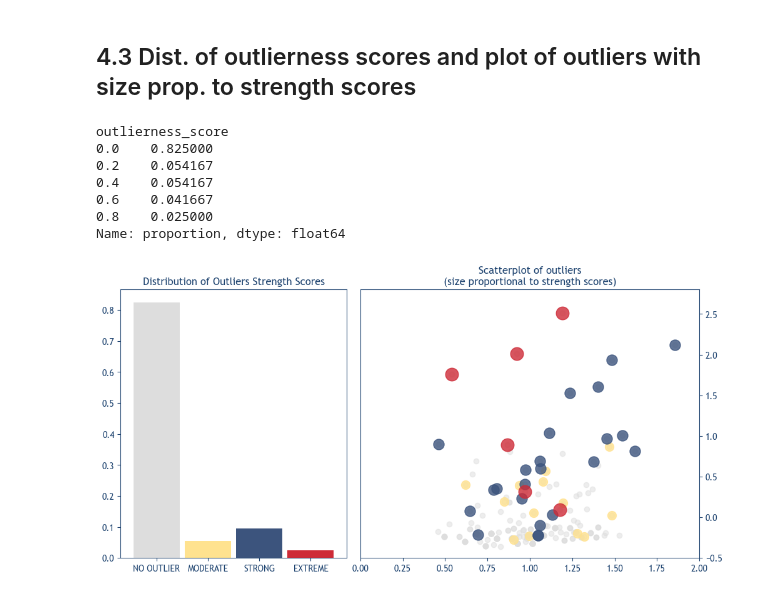
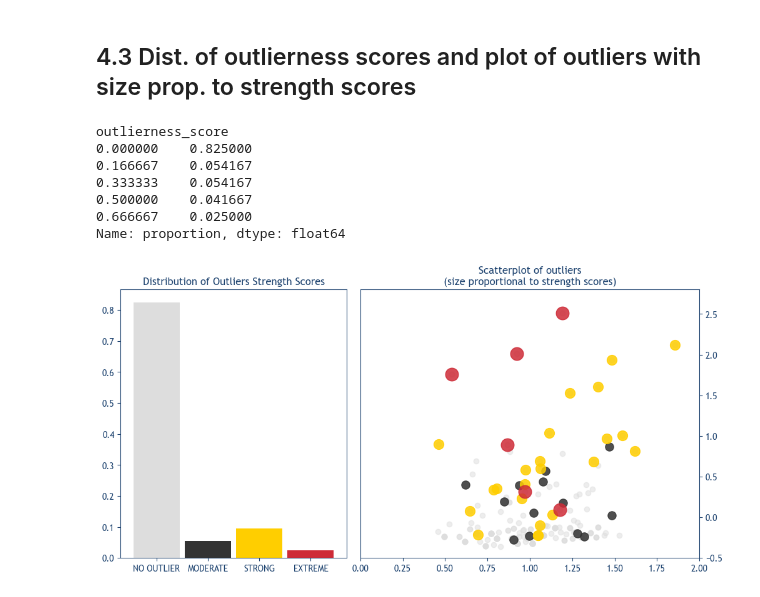
Before and after one commit to alkaest2002/mhsc, a Jupyter notebook: analysis/analysis.ipynb, the cells around one changed output. Cells and saved outputs as stored; diff of their text form; code cells hidden in the pictures.

```diff
--- a/analysis/analysis.ipynb
+++ b/analysis/analysis.ipynb
@@ -255,8 +255,8 @@ def rarity_of_sequence_guard(df, recurrent_sequences):
     # -1 items sequence is unique
     # 1 items sequence is not unique
     df["outlier_uniqueness"] = (
-        df.filter(regex="mhsc_01|mhsc_03").astype(str).sum(axis=1).isin(recurrent_sequences)
-    ).replace({True: -1, False: 1})
+        np.where(df.filter(regex="mhsc_01|mhsc_03").astype(str).sum(axis=1).isin(recurrent_sequences), -1, 1)
+    )
     return df
 # %% [markdown]
 ### 2.3.4 Isolation Forests Guards
@@ -552,13 +552,18 @@ plt.savefig("./media/plot1.pdf", bbox_inches='tight')
 data["outlierness_score"].value_counts(normalize=True)
 # %% [output]
 outlierness_score
-0.0    0.825000
-0.2    0.054167
-0.4    0.054167
-0.6    0.041667
-0.8    0.025000
+0.000000    0.825000
+0.166667    0.054167
+0.333333    0.054167
+0.500000    0.041667
+0.666667    0.025000
 Name: proportion, dtype: float64
 # %%
+NO_OUTLIER_COLOR = "#DDDDDD"
+MODERATE_OUTLIER_COLOR = "#333333"
+STRONG_OUTLIER_COLOR = "#ffce00"
+EXTREME_OUTLIER_COLOR = "#CE2B37"
+
 fig = plt.figure(figsize=(10, 5), layout="constrained")
 
 gs = GridSpec(1, 5, figure=fig)
@@ -570,40 +575,44 @@ ax1_data = type_of_outliers.squeeze().reindex(["no outlier", "moderate outlier",
     ax1_data
         .plot.bar(
          width=.9,
-         color = ["#DDDDDD","#FFE28F","#3C547D","#CE2B37"],
+         color = [NO_OUTLIER_COLOR,MODERATE_OUTLIER_COLOR,STRONG_OUTLIER_COLOR,EXTREME_OUTLIER_COLOR],
          ax=ax1
      )
 )
 ax1.set_xlabel("")
 ax1.set_xticks(ax1.get_xticks(), ["NO OUTLIER","MODERATE","STRONG","EXTREME"], rotation=0)
 ax1.set_title(f"Distribution of Outliers Strength Scores", c=SPLINES_COLOR);
 
 # scatter plot
 ax2 = fig.add_subplot(gs[0, 2:])
 ax2.scatter(data["f1"], data["f2"], c="#DDDDDD", alpha=.5)
 
 outliers_moderate = (data.filter(regex="outlier") == -1).sum(axis=1) == 1
 outliers_strong = np.logical_or((data.filter(regex="outlier") == -1).sum(axis=1) == 2, (data.filter(regex="outlier") == -1).sum(axis=1) == 3)
 outliers_extreme = (data.filter(regex="outlier") == -1).sum(axis=1) == 4
 
-for outlier_mask, color, size in [ (outliers_moderate, "#FFE28F", 100), (outliers_strong, "#3C547D", 150),(outliers_extreme, "#CE2B37", 220)]:
+for outlier_mask, color, size in [
+    (outliers_moderate, MODERATE_OUTLIER_COLOR, 90),
+    (outliers_strong, STRONG_OUTLIER_COLOR, 130),
+    (outliers_extreme, EXTREME_OUTLIER_COLOR, 220)
+]:
     ax2.scatter(
         data.loc[outlier_mask, "f1"],
         data.loc[outlier_mask, "f2"],
         s=size,
         c=color,
-        alpha=.8
+        alpha=.85
     )
 ax2.set_title(f"Scatterplot of outliers\n(size proportional to strength scores)", c=SPLINES_COLOR);
 ax2.yaxis.tick_right();
 ax2.set_xlim(0,2)
 ax2.set_ylim(-.5,2.8);
 
 for idx, ax in enumerate([ax1, ax2], 1):
     ax.tick_params(color=SPLINES_COLOR, labelcolor=SPLINES_COLOR)
     for spine in ax.spines.values():
         spine.set_edgecolor(SPLINES_COLOR)
 
 plt.savefig("./media/plot2.pdf", bbox_inches='tight')
 # %% [output]
-[figure, old version]
+[figure, new version]
```
Also changed, not shown: 12 other files.
